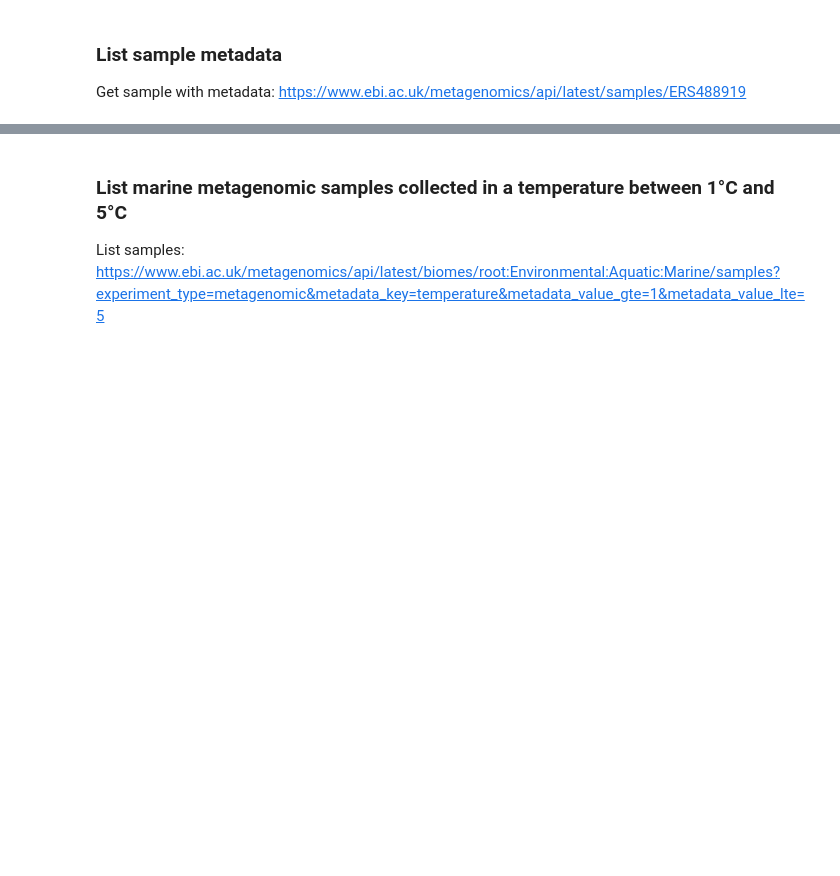
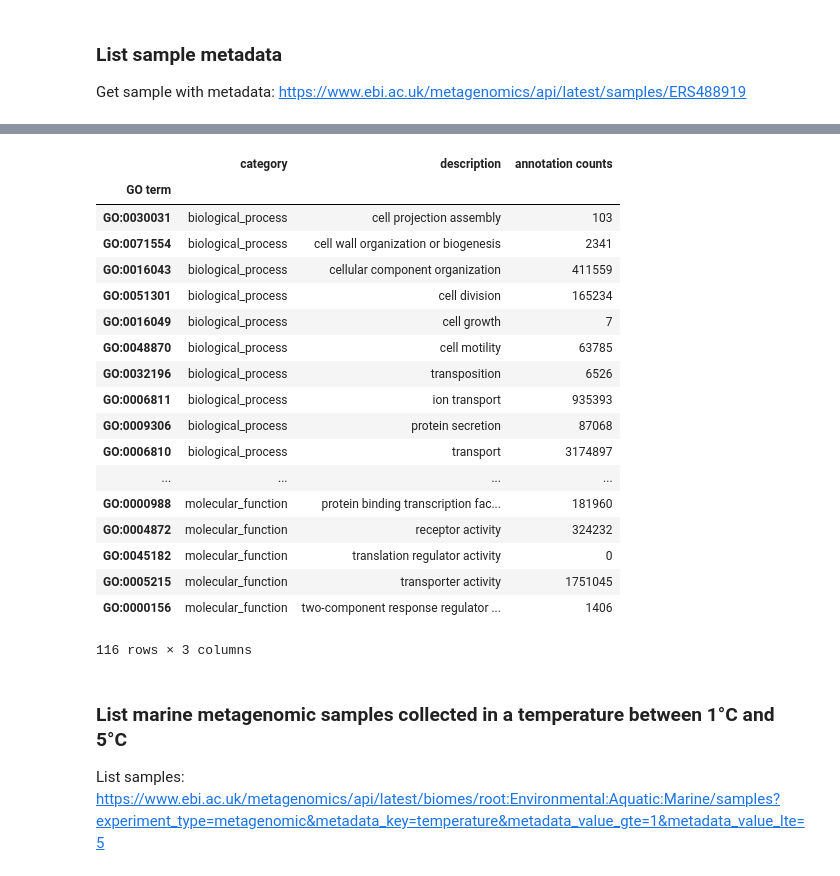
Before and after one commit to EBI-Metagenomics/examples, a Jupyter notebook: emgapi/examples/notebook/examples.ipynb, the cells around one changed output, grey strips where cells are left out. Drawn from its saved outputs; the diff is of its cells as text; code cells hidden in the pictures; blank space fills up the shorter version.

```diff
--- a/emgapi/examples/notebook/examples.ipynb
+++ b/emgapi/examples/notebook/examples.ipynb
@@ -174,14 +270,35 @@ Gene Ontology (GO) terms derived from InterPro matches: https://www.ebi.ac.uk/me
 # %%
 df = DataFrame(columns=('category', 'description', 'annotation counts'))
 df.index.name = 'GO term'
 
 with Session(API_BASE) as s:
-    f = Filter('page_size=100')
-    for ann in s.iterate('runs/SRR1047054/pipelines/2.0/go-slim', f):
-        df.loc[ann.accession] = [
-            ann.lineage, ann.description, ann.count
-        ]
+    run = s.get('runs', 'ERR598955').resource
+    for a in run.analysis:
+        for ann in a.go_slim:
+            df.loc[ann.accession] = [
+                ann.lineage, ann.description, ann.count
+            ]
 df
+# %% [output]
+|  | category | description | annotation counts |
+| GO term |  |  |  |
+| GO:0030031 | biological_process | cell projection assembly | 103 |
+| GO:0071554 | biological_process | cell wall organization or biogenesis | 2341 |
+| GO:0016043 | biological_process | cellular component organization | 411559 |
+| GO:0051301 | biological_process | cell division | 165234 |
+| GO:0016049 | biological_process | cell growth | 7 |
+| GO:0048870 | biological_process | cell motility | 63785 |
+| GO:0032196 | biological_process | transposition | 6526 |
+| GO:0006811 | biological_process | ion transport | 935393 |
+| GO:0009306 | biological_process | protein secretion | 87068 |
+| GO:0006810 | biological_process | transport | 3174897 |
+| ... | ... | ... | ... |
+| GO:0000988 | molecular_function | protein binding transcription fac... | 181960 |
+| GO:0004872 | molecular_function | receptor activity | 324232 |
+| GO:0045182 | molecular_function | translation regulator activity | 0 |
+| GO:0005215 | molecular_function | transporter activity | 1751045 |
+| GO:0000156 | molecular_function | two-component response regulator ... | 1406 |
+116 rows × 3 columns
 # %% [markdown]
 ### List marine metagenomic samples collected in a temperature between 1°C and 5°C
 
```
Also changed, not shown: parts of 10 cells of this notebook.
